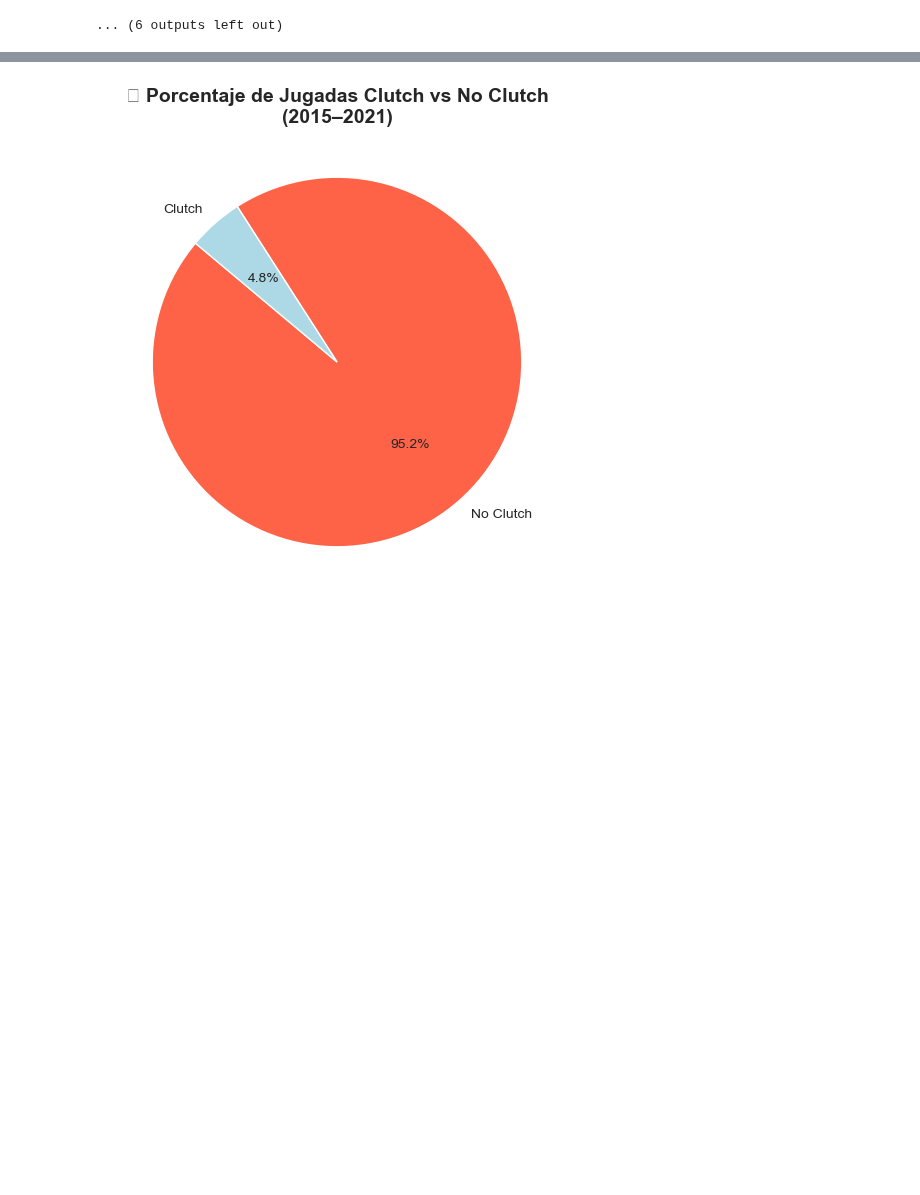
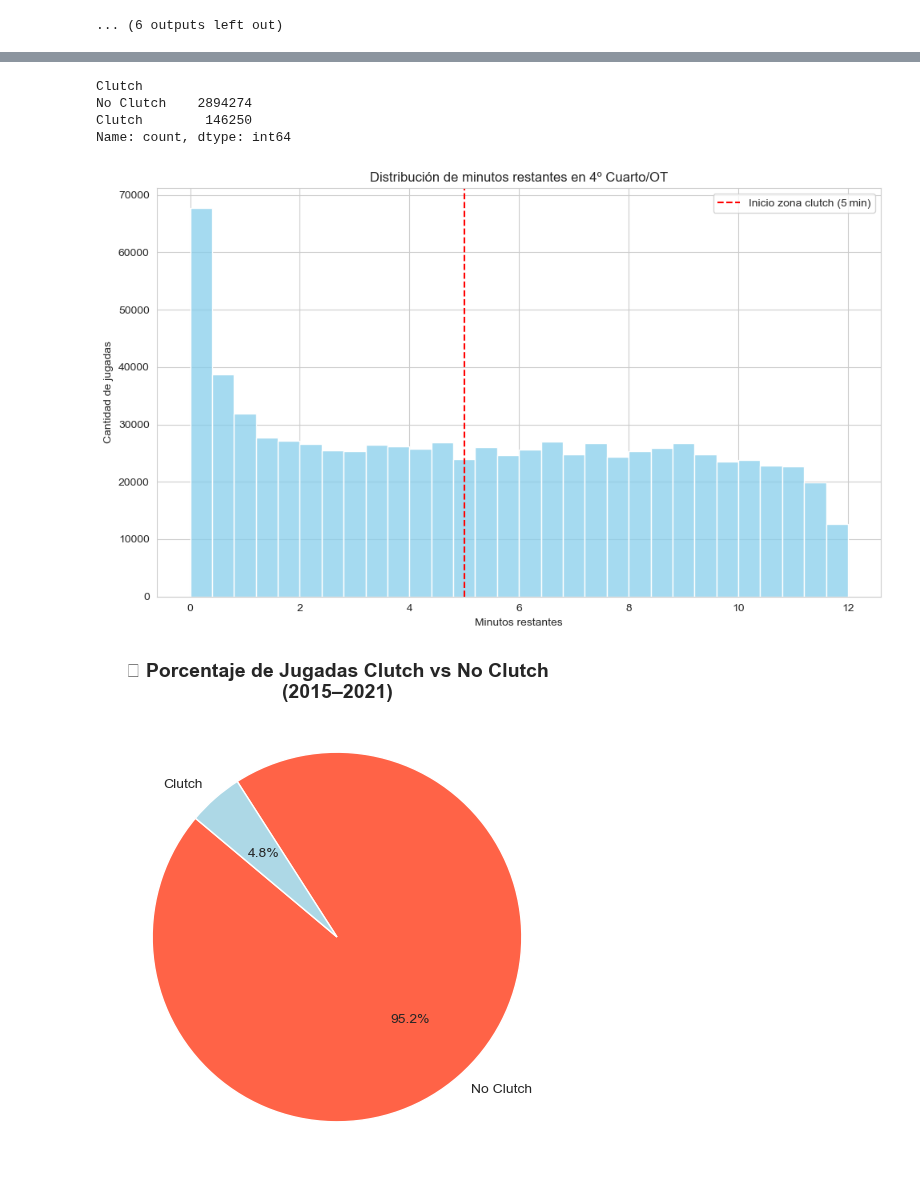
Before and after one commit to jorge-ivan-jimenez-reyes/DataScienceB, a Jupyter notebook: TercerExamen/Presentation.ipynb, the cells around one changed output, grey strips where cells are left out. Cells and saved outputs as stored; diff of their text form; code cells hidden in the pictures; blank space fills up the shorter version.

```diff
--- a/TercerExamen/Presentation.ipynb
+++ b/TercerExamen/Presentation.ipynb
@@ -173,3 +166,47 @@ for archivo in archivos_pbp:
+# %%
+# 1) Unificar todos los DataFrames en uno solo:
+df_all = pd.concat(dataframes_pbp.values(), ignore_index=True)
+
+# 2) Convertir columnas relevantes a numérico (evitar strings que rompen los filtros):
+df_all["Quarter"]   = pd.to_numeric(df_all["Quarter"],   errors="coerce")
+df_all["SecLeft"]   = pd.to_numeric(df_all["SecLeft"],   errors="coerce")
+df_all["HomeScore"] = pd.to_numeric(df_all["HomeScore"], errors="coerce")
+df_all["AwayScore"] = pd.to_numeric(df_all["AwayScore"], errors="coerce")
+
+# 3) Crear la columna booleana "Clutch" en df_all:
+#    Marca como True todas las jugadas en ≥4º cuarto, ≤300 segundos restantes y diferencia de ≤5 ptos.
+df_all["Clutch"] = (
+    (df_all["Quarter"] >= 4) &
+    (df_all["SecLeft"]   <= 300) &
+    ((df_all["HomeScore"] - df_all["AwayScore"]).abs() <= 5)
+)
+
+# (Opcional) Mostrar cuántas jugadas son clutch vs no-clutch:
+print(df_all["Clutch"].value_counts().rename({True: "Clutch", False: "No Clutch"}))
+
+# 4) A partir de aquí ya puedes filtrar y graficar. Por ejemplo, para ver cuántas jugadas
+#    hay en el 4º cuarto y tiempo extra (sin importar diferencia de puntos):
+df_ultimos_cuartos = df_all[df_all["Quarter"] >= 4].copy()
+
+# Ejemplo: histograma de minutos restantes en 4º cuarto y OT
+df_ultimos_cuartos["MinLeft"] = df_ultimos_cuartos["SecLeft"] / 60
+plt.figure(figsize=(10, 6))
+sns.histplot(df_ultimos_cuartos["MinLeft"], bins=30, color="skyblue", kde=False)
+plt.axvline(5, color="red", linestyle="--", label="Inicio zona clutch (5 min)")
+plt.title("Distribución de minutos restantes en 4º Cuarto/OT")
+plt.xlabel("Minutos restantes")
+plt.ylabel("Cantidad de jugadas")
+plt.legend()
+plt.tight_layout()
+plt.show()
+
+# Y así sucesivamente con los demás gráficos (scatter de diferencia de puntos, pie chart de Clutch vs No-Clutch, etc.)
+# %% [output]
+Clutch
+No Clutch    2894274
+Clutch        146250
+Name: count, dtype: int64
+[figure, added]
 # %%
 def extraer_jugadas_clutch(df):
     df = df.copy()
```
Also changed, not shown: parts of 8 cells of this notebook.
